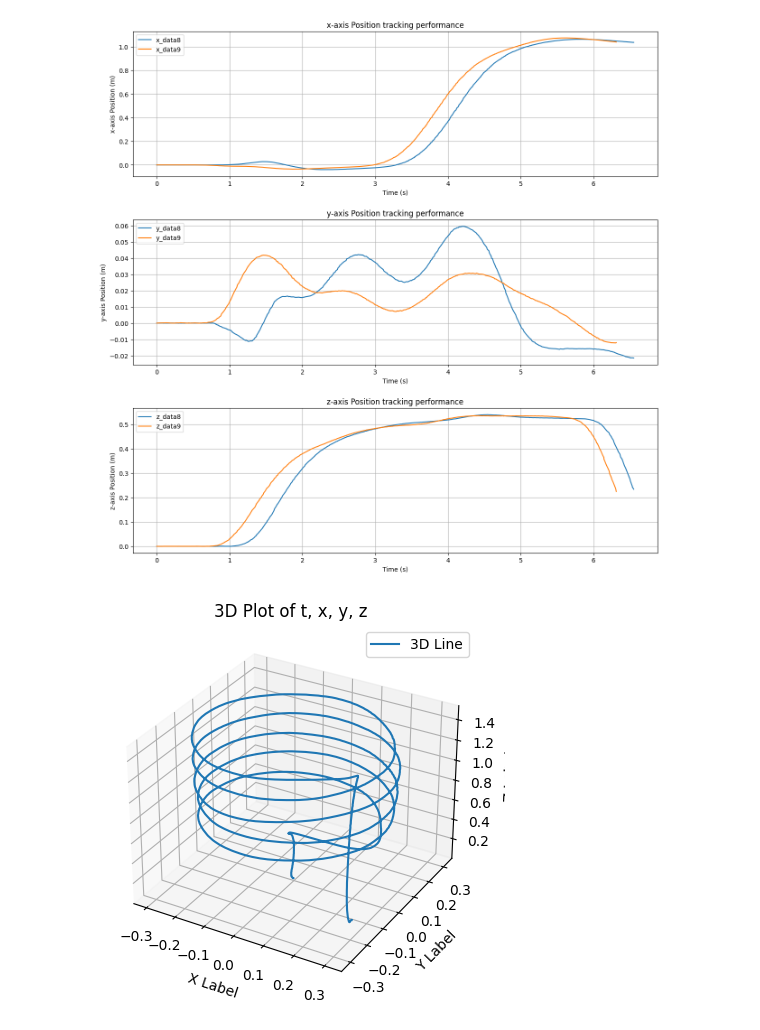
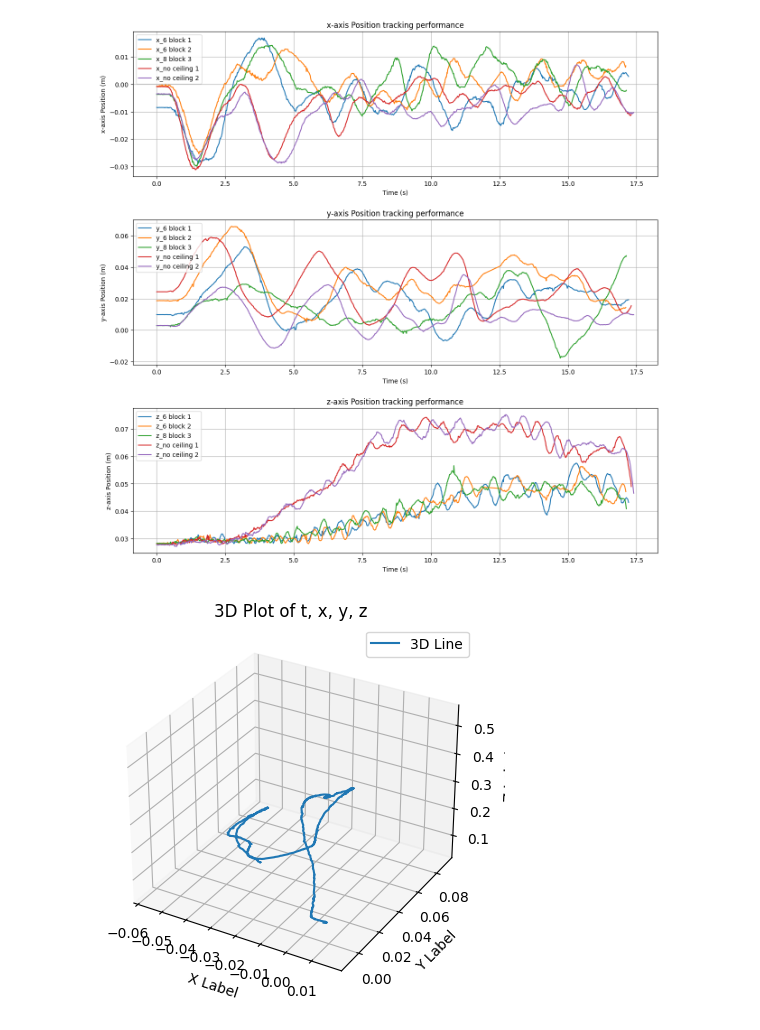
Before and after one commit to XinLong-Li/air_garage_cflib, a Jupyter notebook: crazyflie-lib-python/examples/mocap/plot.ipynb, the cells around one changed output. Cells and saved outputs as stored; diff of their text form; code cells hidden in the pictures.

Commit message:
upload some new data

```diff
--- a/crazyflie-lib-python/examples/mocap/plot.ipynb
+++ b/crazyflie-lib-python/examples/mocap/plot.ipynb
@@ -28,7 +28,8 @@ def plot_tracking_performance(data_label_pairs, start_time=9):
     for i, axis in enumerate(axes):
         plt.subplot(3, 1, i + 1)
         for data, label in zip(data_list, labels):
-            plt.plot(data['t'] - data['t'].iloc[0], data[axis] - data[axis].iloc[0], label=f'{axis}_{label}')
+            # plt.plot(data['t'] - data['t'].iloc[0], data[axis]-data[axis].iloc[0], label=f'{axis}_{label}')
+            plt.plot(data['t'] - data['t'].iloc[0], data[axis], label=f'{axis}_{label}')
         plt.xlabel('Time (s)')
         plt.ylabel(f'{axis}-axis Position (m)')
         plt.title(f'{axis}-axis Position tracking performance')
@@ -47,45 +48,58 @@ data_label_pairs = [
     # ('data5', os.path.join("mocap_data", "20240815_19_58_50.csv")),
     # ('data6', os.path.join("mocap_data", "20240815_20_00_27.csv"))，
     # ('data7', os.path.join("mocap_data", "20240815_22_05_06.csv")),
-    ('data8', os.path.join("mocap_data", "20240815_23_59_15.csv")),
-    ('data9', os.path.join("mocap_data", "20240816_00_03_47.csv")),
+    # ('data8', os.path.join("mocap_data", "20240815_23_59_15.csv")),
+    # ('data9', os.path.join("mocap_data", "20240816_00_03_47.csv")),
+    # ('data7', os.path.join("mocap_data", "20240811_00_55_50.csv")), # 7，8，9，6 block through tunnel
+    # ('data8', os.path.join("mocap_data", "20240811_01_00_15.csv")),
+    # ('data9', os.path.join("mocap_data", "20240811_01_14_19.csv")),
+    # ('6 block', os.path.join("mocap_data", "20240811_01_15_48.csv")),
+    # ('8 block', os.path.join("mocap_data", "20240811_01_38_40.csv")),
+    ('6 block 1', os.path.join("mocap_data", "20240822_22_02_30.csv")),
+    ('6 block 2', os.path.join("mocap_data", "20240822_22_14_56.csv")),
+    ('6 block 3', os.path.join("mocap_data", "20240822_22_17_21.csv")),
+    ('no ceiling 1', os.path.join("mocap_data", "20240822_22_21_06.csv")),
+    ('no ceiling 2', os.path.join("mocap_data", "20240822_22_22_43.csv")),
+    ('no ceiling 3', os.path.join("mocap_data", "20240822_22_25_44.csv")),
+
 ]
 
 plot_tracking_performance(data_label_pairs, 7)
 # %% [output]
-[figure, old version]
+[figure, new version]
 # %%
+import os
 import pandas as pd
 import matplotlib.pyplot as plt
 from mpl_toolkits.mplot3d import Axes3D
 
 # 读取CSV文件
-csv_file = os.path.join("mocap_data", "20240816_00_22_16.csv")
+csv_file = os.path.join("mocap_data", "20240821_18_05_12.csv")
 data = pd.read_csv(csv_file)
 
 # 提取前三列数据
 t = data['t']
 x = data['x']
 y = data['y']
 z = data['z']
 
 # 创建三维图
 fig = plt.figure()
 ax = fig.add_subplot(111, projection='3d')
 
 # 绘制三维图
 ax.plot(x, y, z, label='3D Line')
 
 # 添加标签
 ax.set_xlabel('X Label')
 ax.set_ylabel('Y Label')
 ax.set_zlabel('Z Label')
 ax.set_title('3D Plot of t, x, y, z')
 
 # 显示图例
 ax.legend()
 
 # 显示图形
 plt.show()
 # %% [output]
-[figure, old version]
+[figure, new version]
```
Also changed, not shown: parts of 3 cells of this notebook, 52 other files.
